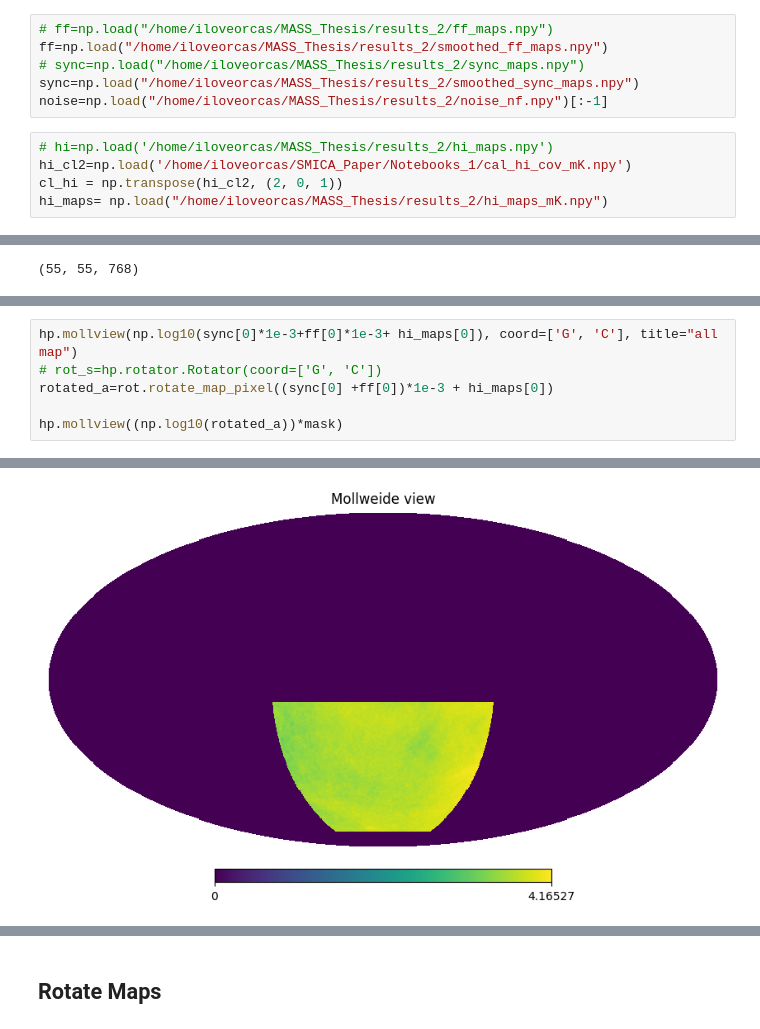
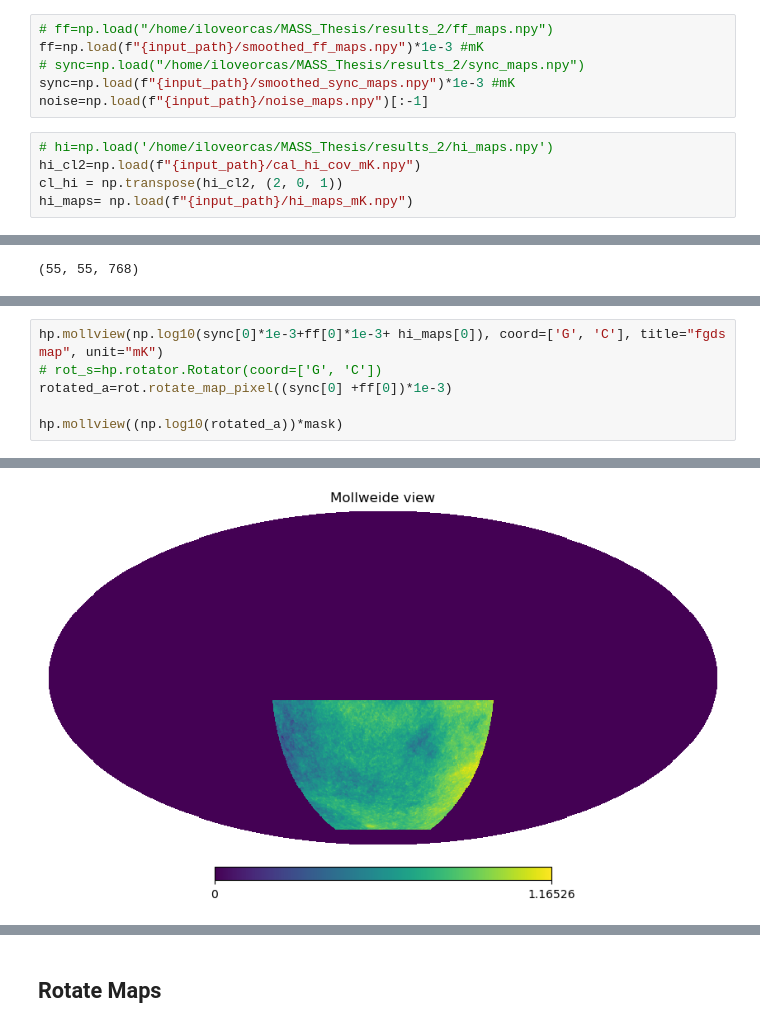
Before and after one commit to urwa99/SMICA_Paper, a Jupyter notebook: Notebooks_1/smica_test.ipynb, the cells around one changed output, grey strips where cells are left out. Drawn from its saved outputs; the diff is of its cells as text.

```diff
--- a/Notebooks_1/smica_test.ipynb
+++ b/Notebooks_1/smica_test.ipynb
@@ -31,15 +50,15 @@ hp.mollview(mask, title="mask", unit="mask")
 [figure]
 # %%
 # ff=np.load("/home/iloveorcas/MASS_Thesis/results_2/ff_maps.npy")
-ff=np.load("/home/iloveorcas/MASS_Thesis/results_2/smoothed_ff_maps.npy")
+ff=np.load(f"{input_path}/smoothed_ff_maps.npy")*1e-3 #mK
 # sync=np.load("/home/iloveorcas/MASS_Thesis/results_2/sync_maps.npy")
-sync=np.load("/home/iloveorcas/MASS_Thesis/results_2/smoothed_sync_maps.npy")
-noise=np.load("/home/iloveorcas/MASS_Thesis/results_2/noise_nf.npy")[:-1]
+sync=np.load(f"{input_path}/smoothed_sync_maps.npy")*1e-3 #mK
+noise=np.load(f"{input_path}/noise_maps.npy")[:-1]
 # %%
 # hi=np.load('/home/iloveorcas/MASS_Thesis/results_2/hi_maps.npy')
-hi_cl2=np.load('/home/iloveorcas/SMICA_Paper/Notebooks_1/cal_hi_cov_mK.npy')
+hi_cl2=np.load(f"{input_path}/cal_hi_cov_mK.npy")
 cl_hi = np.transpose(hi_cl2, (2, 0, 1))
-hi_maps= np.load("/home/iloveorcas/MASS_Thesis/results_2/hi_maps_mK.npy")
+hi_maps= np.load(f"{input_path}/hi_maps_mK.npy")
 # %%
 hi_cl2.shape
 # %% [output]
@@ -55,8 +74,8 @@ hp.mollview(rotated_h*mask)
 [figure]
 # %%
-hp.mollview(np.log10(sync[0]*1e-3+ff[0]*1e-3+ hi_maps[0]), coord=['G', 'C'], title="all map")
+hp.mollview(np.log10(sync[0]*1e-3+ff[0]*1e-3+ hi_maps[0]), coord=['G', 'C'], title="fgds map", unit="mK")
 # rot_s=hp.rotator.Rotator(coord=['G', 'C'])
-rotated_a=rot.rotate_map_pixel((sync[0] +ff[0])*1e-3 + hi_maps[0])
+rotated_a=rot.rotate_map_pixel((sync[0] +ff[0])*1e-3)
 
 hp.mollview((np.log10(rotated_a))*mask)
 # %% [output]
@@ -64 +83 @@ hp.mollview((np.log10(rotated_a))*mask)
-[figure, old version]
+[figure, new version]
```
Also changed, not shown: parts of 65 cells of this notebook.
